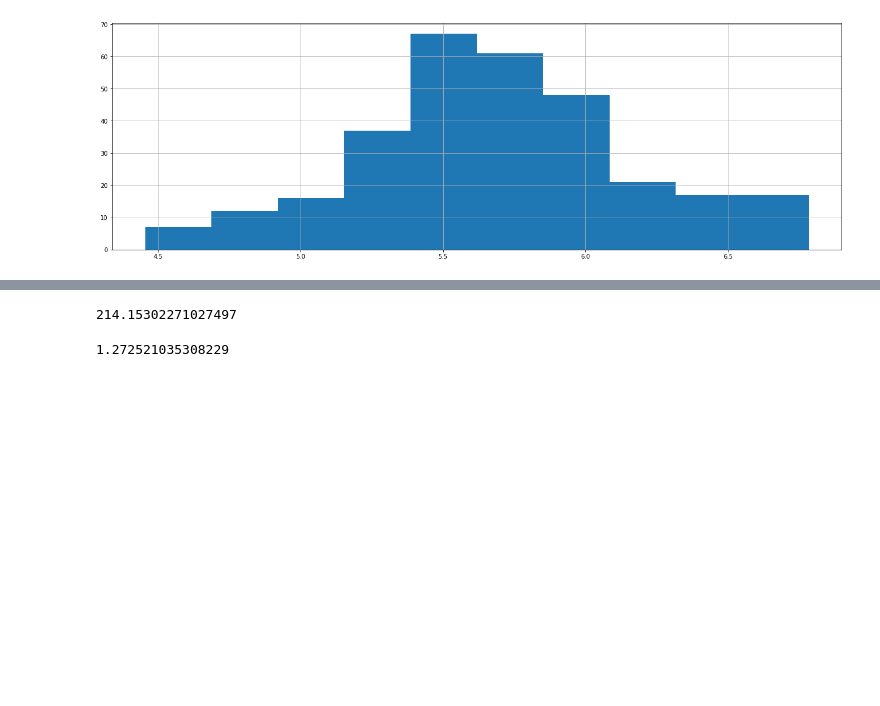
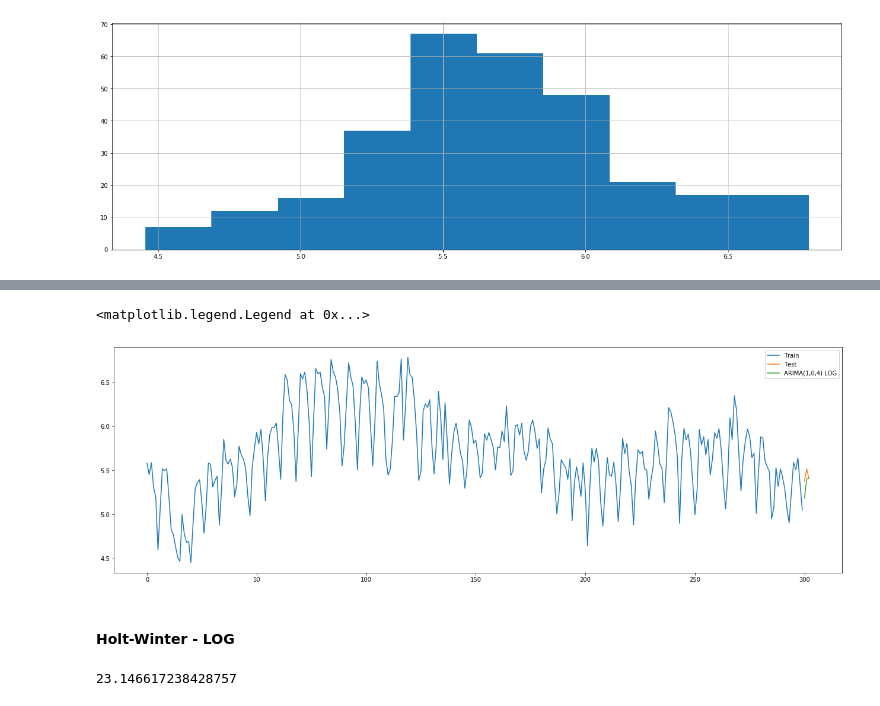
Before and after one commit to barrasa8/GA_DS_FinalProject, a Jupyter notebook: code/GA_FinalProject_TimeSeries_ActiveUsers.ipynb, the cells around one changed output, grey strips where cells are left out. Cells and saved outputs as stored; diff of their text form; code cells hidden in the pictures; blank space fills up the shorter version.

```diff
--- a/code/GA_FinalProject_TimeSeries_ActiveUsers.ipynb
+++ b/code/GA_FinalProject_TimeSeries_ActiveUsers.ipynb
@@ -734,0 +759,9 @@ df_per_day["client-ip-unique-count-log"].hist()
+# %%
+df_per_day_train = df_per_day.loc[:299,['client-ip-unique-count-log']]
+df_per_day_test= df_per_day.loc[300:,['client-ip-unique-count-log']]
+# %%
+model = sm.tsa.ARIMA(df_per_day_train,(1,0,4)).fit()
+
+predictions = model.predict(300,302,dynamic=True)
+
+predictions
@@ -735,5 +807,15 @@ df_per_day["client-ip-unique-count-log"].hist()
+# %%
+plt.plot(df_per_day_train.index, df_per_day_train, label='Train')
+plt.plot(df_per_day_test.index, df_per_day_test, label='Test')
+plt.plot(predictions.index, predictions, label='ARIMA(1,0,4) LOG')
+plt.legend(loc='best')
+# %% [output]
+<matplotlib.legend.Legend at 0x...>
+[figure, added]
+# %% [markdown]
+#### Holt-Winter - LOG
 # %%
-train3, test3 = log_and_placements_aggregated_per_week_df.iloc[:39,18], log_and_placements_aggregated_per_week_df.iloc[39:,18]
+train3, test3 = df_per_day.iloc[:300,13], df_per_day.iloc[300:,13]
 
 
 model3 = ExponentialSmoothing(train3, seasonal='mul', seasonal_periods=12).fit()
@@ -742,8 +824,4 @@ pred3 = model3.predict(start=test3.index[0], end=test3.index[-1])
 
 (mean_absolute_error(np.exp(test3), np.exp(pred3)))
 # %% [output]
-214.15302271027497
+23.146617238428757
-# %%
-np.exp(0.241)
-# %% [output]
-1.272521035308229
```
Also changed, not shown: parts of 21 cells of this notebook, 1 other file.
